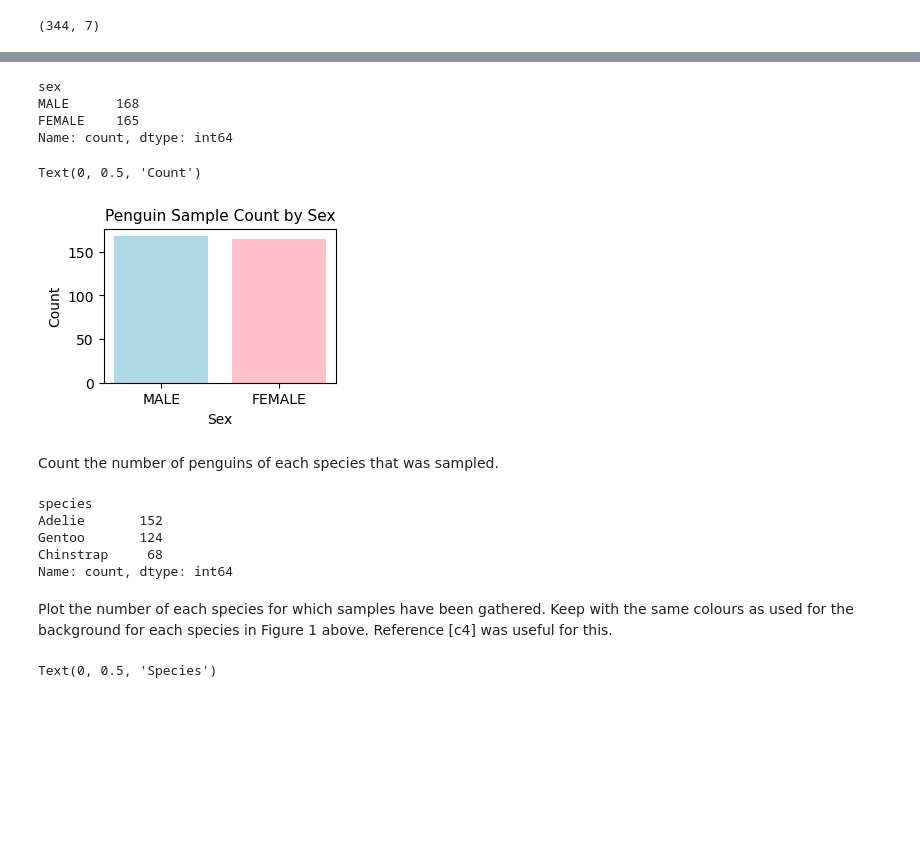
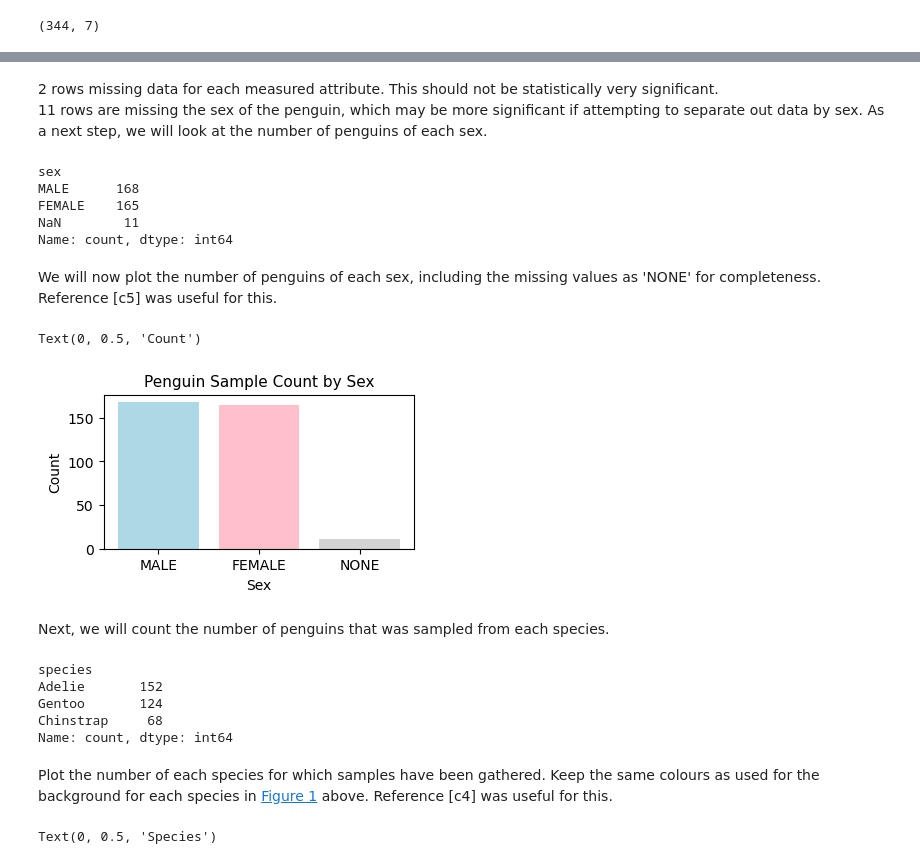
Before and after one commit to dvdgeroconnell/PODA-coursework, a Jupyter notebook: penguins.ipynb, the cells around one changed output, grey strips where cells are left out. Cells and saved outputs as stored; diff of their text form; code cells hidden in the pictures; blank space fills up the shorter version.

```diff
--- a/penguins.ipynb
+++ b/penguins.ipynb
@@ -139,26 +137,38 @@ Name: sex, Length: 344, dtype: object
+# %% [markdown]
+2 rows missing data for each measured attribute. This should not be statistically very significant.
+11 rows are missing the sex of the penguin, which may be more significant if attempting to separate out data by sex. As a next step, we will look at the number of penguins of each sex.
 # %%
 # Count the number of penguins of each sex.
-penguins['sex'].value_counts()
+penguins['sex'].value_counts(dropna=False)
 # %% [output]
 sex
 MALE      168
 FEMALE    165
+NaN        11
 Name: count, dtype: int64
+# %% [markdown]
+We will now plot the number of penguins of each sex,  including the missing values as 'NONE' for completeness.
+Reference [c5] was useful for this.
 # %%
-counts = penguins['sex'].value_counts()
-xa = ['MALE', 'FEMALE']
-ya = [counts['MALE'], counts['FEMALE']]
-# Set the size of the plot
-fig=plt.figure(figsize=(3,2))
-plt.bar(xa, ya, color=['lightblue','pink'])
+# Make a copy of the original dataframe as we do not want to overwrite the original data.
+penguins2 = penguins.copy()
+# Fill the missing values for sex with 'NONE'.
+penguins2['sex'] = penguins2['sex'].fillna('NONE')
+counts2 = penguins2['sex'].value_counts(dropna=False)
+# Plot the number of each sex.
+xb = ['MALE', 'FEMALE', 'NONE']
+yb = [counts2['MALE'], counts2['FEMALE'], counts2['NONE']]
+# Set the size, colours, labels and title of the plot.
+fig=plt.figure(figsize=(4,2))
+plt.bar(xb, yb, color=['lightblue','pink','lightgrey'])
 plt.title("Penguin Sample Count by Sex", fontsize=11)
 plt.xlabel("Sex", fontsize=10)
 plt.ylabel("Count", fontsize=10)
 # %% [output]
 Text(0, 0.5, 'Count')
-[figure, old version]
+[figure, new version]
 # %% [markdown]
-Count the number of penguins of each species that was sampled.
+Next, we will count the number of penguins that was sampled from each species.
 # %%
 # Count the number of penguins of each species.
 penguins['species'].value_counts()
@@ -169,7 +179,7 @@ Gentoo       124
 Chinstrap     68
 Name: count, dtype: int64
 # %% [markdown]
-Plot the number of each species for which samples have been gathered. Keep with the same colours as used for the background for each species in Figure 1 above. Reference [c4] was useful for this.
+Plot the number of each species for which samples have been gathered. Keep the same colours as used for the background for each species in [Figure 1](#Penguin-Species) above. Reference [c4] was useful for this.
 # %%
 # Plot the count of each species
 species_counts = penguins['species'].value_counts()
```
Also changed, not shown: parts of 45 cells of this notebook.
